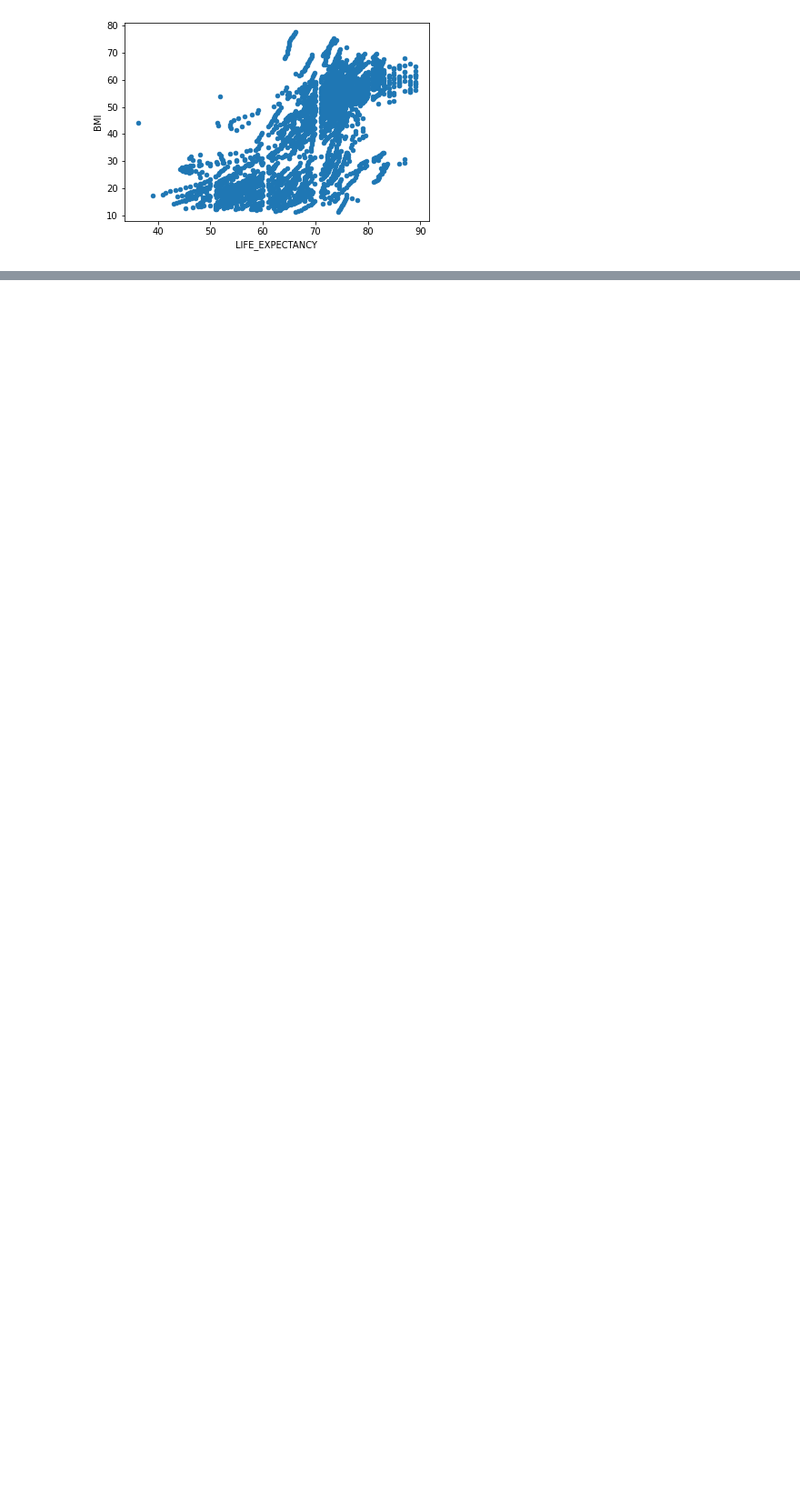
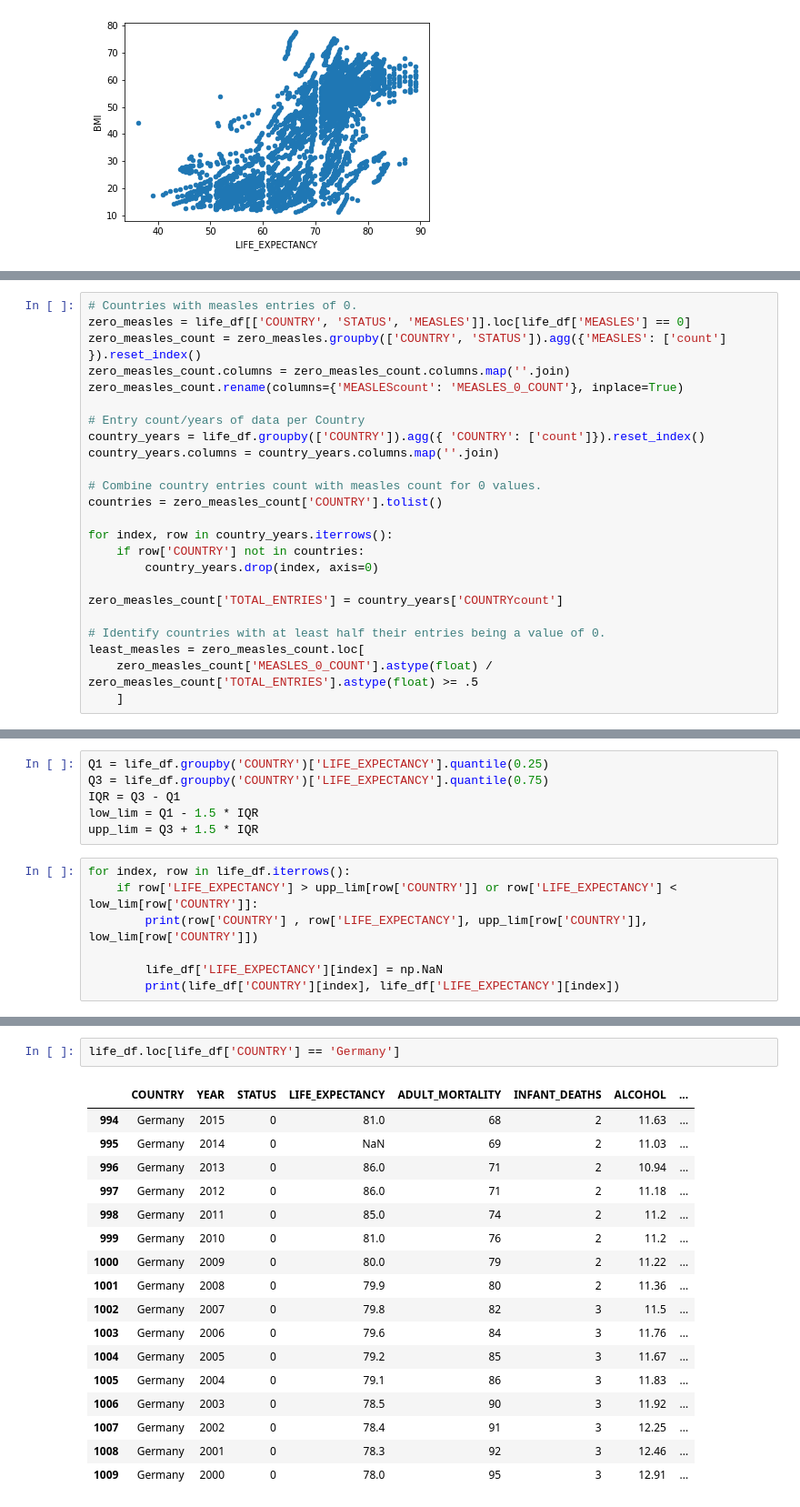
Before and after one commit to HoManCode/Group2-SIT307, a Jupyter notebook: A2 Dataset.ipynb, the cells around one changed output, grey strips where cells are left out. Shown: that part at 91% size. Saved outputs shown, nothing was run; the diff lists cells and outputs as text; blank space fills up the shorter version.

```diff
--- a/A2 Dataset.ipynb
+++ b/A2 Dataset.ipynb
@@ -656,0 +707,24 @@ Scatterplots showing rectified outliers.
+# %%
+# Countries with measles entries of 0.
+zero_measles = life_df[['COUNTRY', 'STATUS', 'MEASLES']].loc[life_df['MEASLES'] == 0]
+zero_measles_count = zero_measles.groupby(['COUNTRY', 'STATUS']).agg({'MEASLES': ['count'] }).reset_index()
+zero_measles_count.columns = zero_measles_count.columns.map(''.join)
+zero_measles_count.rename(columns={'MEASLEScount': 'MEASLES_0_COUNT'}, inplace=True)
+
+# Entry count/years of data per Country
+country_years = life_df.groupby(['COUNTRY']).agg({ 'COUNTRY': ['count']}).reset_index()
+country_years.columns = country_years.columns.map(''.join)
+
+# Combine country entries count with measles count for 0 values.
+countries = zero_measles_count['COUNTRY'].tolist()
+
+for index, row in country_years.iterrows():
+    if row['COUNTRY'] not in countries:
+        country_years.drop(index, axis=0)
+
+zero_measles_count['TOTAL_ENTRIES'] = country_years['COUNTRYcount']
+
+# Identify countries with at least half their entries being a value of 0.
+least_measles = zero_measles_count.loc[
+    zero_measles_count['MEASLES_0_COUNT'].astype(float) / zero_measles_count['TOTAL_ENTRIES'].astype(float) >= .5
+    ]
@@ -656,0 +796,13 @@ Scatterplots showing rectified outliers.
+# %%
+Q1 = life_df.groupby('COUNTRY')['LIFE_EXPECTANCY'].quantile(0.25)
+Q3 = life_df.groupby('COUNTRY')['LIFE_EXPECTANCY'].quantile(0.75)
+IQR = Q3 - Q1
+low_lim = Q1 - 1.5 * IQR
+upp_lim = Q3 + 1.5 * IQR
+# %%
+for index, row in life_df.iterrows():
+    if row['LIFE_EXPECTANCY'] > upp_lim[row['COUNTRY']] or row['LIFE_EXPECTANCY'] < low_lim[row['COUNTRY']]:
+        print(row['COUNTRY'] , row['LIFE_EXPECTANCY'], upp_lim[row['COUNTRY']], low_lim[row['COUNTRY']])
+
+        life_df['LIFE_EXPECTANCY'][index] = np.NaN
+        print(life_df['COUNTRY'][index], life_df['LIFE_EXPECTANCY'][index])
@@ -656,0 +850,20 @@ Scatterplots showing rectified outliers.
+# %%
+life_df.loc[life_df['COUNTRY'] == 'Germany']
+# %% [output]
+|  | COUNTRY | YEAR | STATUS | LIFE_EXPECTANCY | ADULT_MORTALITY | INFANT_DEATHS | ALCOHOL | ... |
+| 994 | Germany | 2015 | 0 | 81.0 | 68 | 2 | 11.63 | ... |
+| 995 | Germany | 2014 | 0 | NaN | 69 | 2 | 11.03 | ... |
+| 996 | Germany | 2013 | 0 | 86.0 | 71 | 2 | 10.94 | ... |
+| 997 | Germany | 2012 | 0 | 86.0 | 71 | 2 | 11.18 | ... |
+| 998 | Germany | 2011 | 0 | 85.0 | 74 | 2 | 11.2 | ... |
+| 999 | Germany | 2010 | 0 | 81.0 | 76 | 2 | 11.2 | ... |
+| 1000 | Germany | 2009 | 0 | 80.0 | 79 | 2 | 11.22 | ... |
+| 1001 | Germany | 2008 | 0 | 79.9 | 80 | 2 | 11.36 | ... |
+| 1002 | Germany | 2007 | 0 | 79.8 | 82 | 3 | 11.5 | ... |
+| 1003 | Germany | 2006 | 0 | 79.6 | 84 | 3 | 11.76 | ... |
+| 1004 | Germany | 2005 | 0 | 79.2 | 85 | 3 | 11.67 | ... |
+| 1005 | Germany | 2004 | 0 | 79.1 | 86 | 3 | 11.83 | ... |
+| 1006 | Germany | 2003 | 0 | 78.5 | 90 | 3 | 11.92 | ... |
+| 1007 | Germany | 2002 | 0 | 78.4 | 91 | 3 | 12.25 | ... |
+| 1008 | Germany | 2001 | 0 | 78.3 | 92 | 3 | 12.46 | ... |
+| 1009 | Germany | 2000 | 0 | 78.0 | 95 | 3 | 12.91 | ... |
```
Also changed, not shown: parts of 12 cells of this notebook.
